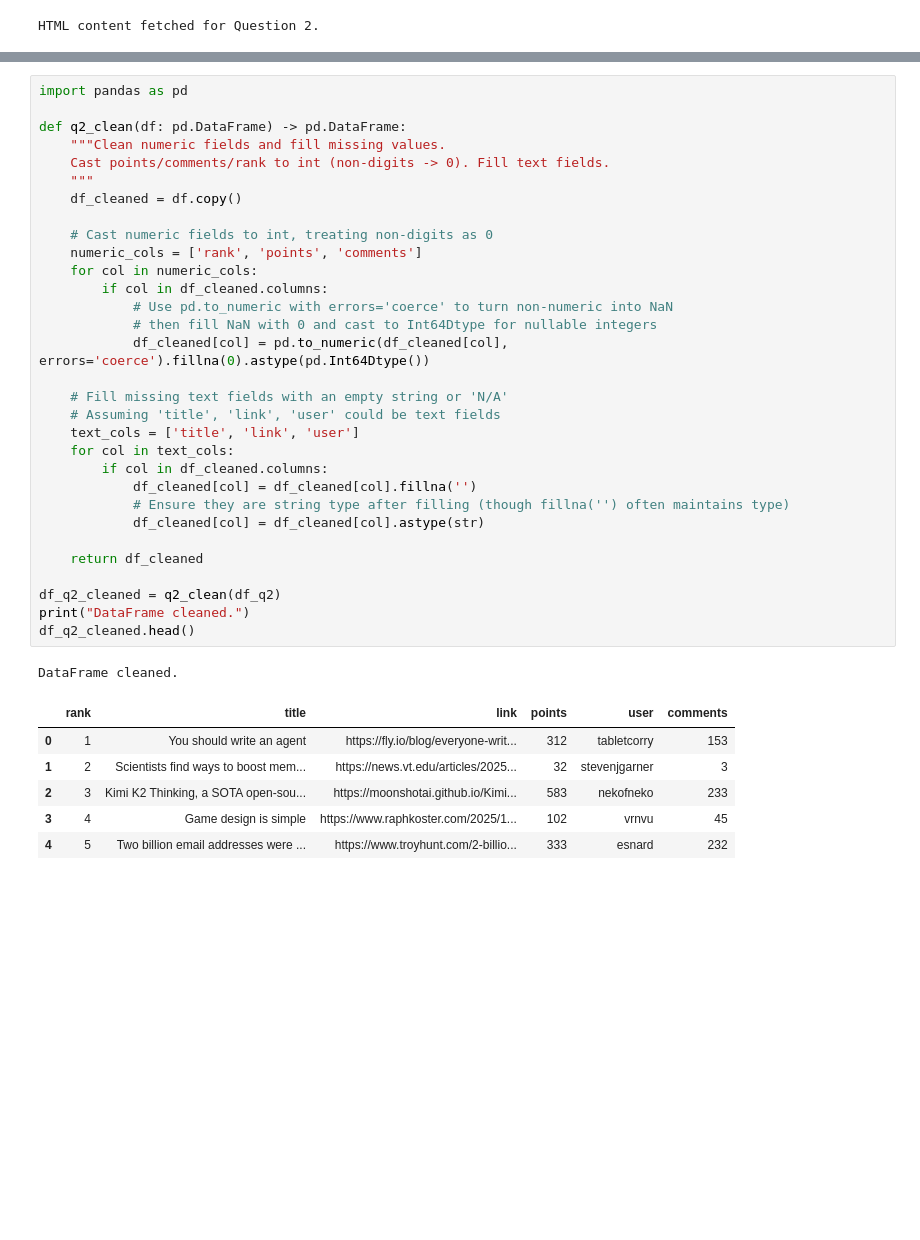
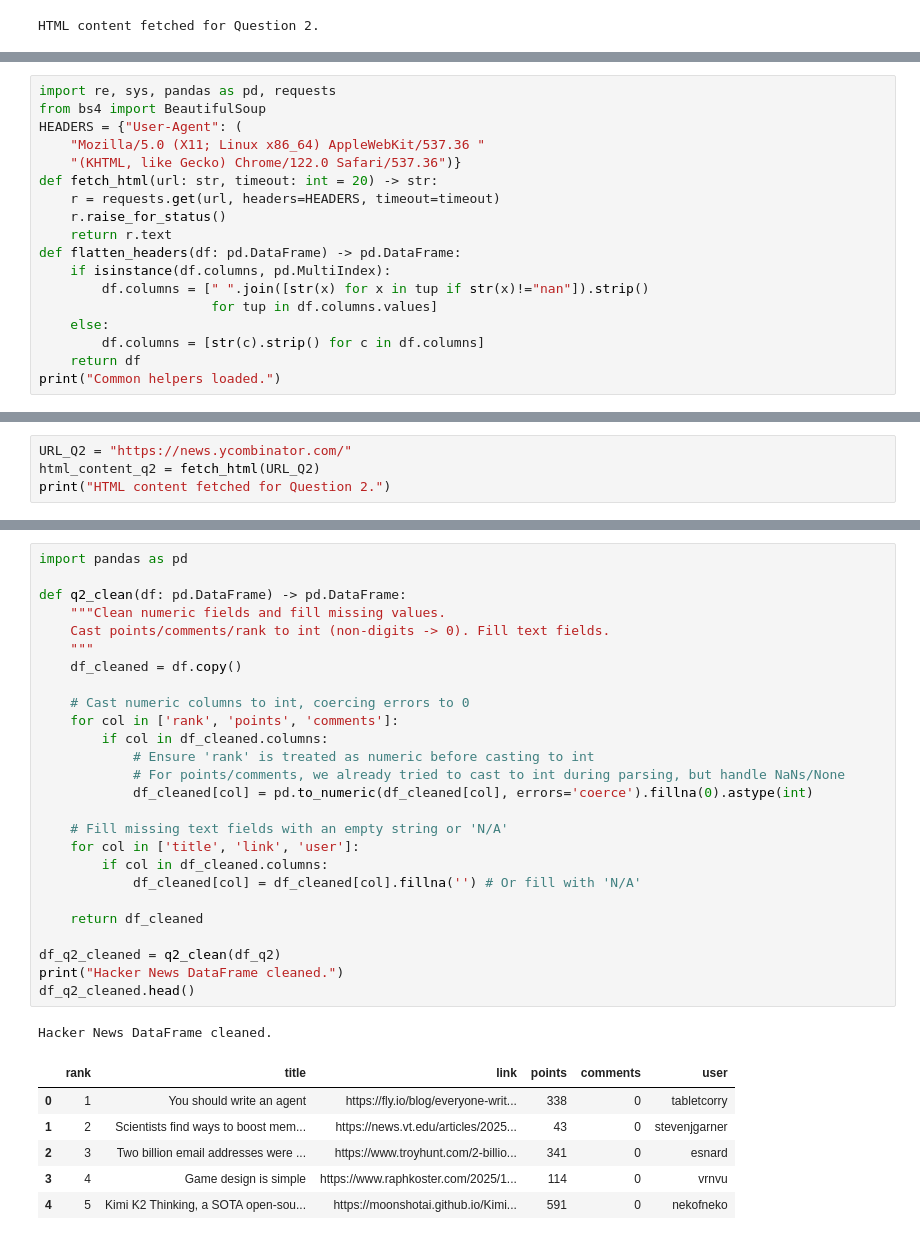
Before and after one commit to KristinaA96/_DTSC3020_Fall2025, a Jupyter notebook: assignment_6_webscraping_.ipynb, the cells around one changed output, grey strips where cells are left out. Cells and saved outputs as stored; diff of their text form; blank space fills up the shorter version.

```diff
--- a/assignment_6_webscraping_.ipynb
+++ b/assignment_6_webscraping_.ipynb
@@ -296,0 +306,18 @@ NameError: name 'pd' is not defined
+# %%
+import re, sys, pandas as pd, requests
+from bs4 import BeautifulSoup
+HEADERS = {"User-Agent": (
+    "Mozilla/5.0 (X11; Linux x86_64) AppleWebKit/537.36 "
+    "(KHTML, like Gecko) Chrome/122.0 Safari/537.36")}
+def fetch_html(url: str, timeout: int = 20) -> str:
+    r = requests.get(url, headers=HEADERS, timeout=timeout)
+    r.raise_for_status()
+    return r.text
+def flatten_headers(df: pd.DataFrame) -> pd.DataFrame:
+    if isinstance(df.columns, pd.MultiIndex):
+        df.columns = [" ".join([str(x) for x in tup if str(x)!="nan"]).strip()
+                      for tup in df.columns.values]
+    else:
+        df.columns = [str(c).strip() for c in df.columns]
+    return df
+print("Common helpers loaded.")
@@ -296,0 +326,4 @@ NameError: name 'pd' is not defined
+# %%
+URL_Q2 = "https://news.ycombinator.com/"
+html_content_q2 = fetch_html(URL_Q2)
+print("HTML content fetched for Question 2.")
@@ -297,40 +344,35 @@ NameError: name 'pd' is not defined
 # %%
 import pandas as pd
 
 def q2_clean(df: pd.DataFrame) -> pd.DataFrame:
     """Clean numeric fields and fill missing values.
     Cast points/comments/rank to int (non-digits -> 0). Fill text fields.
     """
     df_cleaned = df.copy()
 
-    # Cast numeric fields to int, treating non-digits as 0
-    numeric_cols = ['rank', 'points', 'comments']
-    for col in numeric_cols:
+    # Cast numeric columns to int, coercing errors to 0
+    for col in ['rank', 'points', 'comments']:
         if col in df_cleaned.columns:
-            # Use pd.to_numeric with errors='coerce' to turn non-numeric into NaN
-            # then fill NaN with 0 and cast to Int64Dtype for nullable integers
-            df_cleaned[col] = pd.to_numeric(df_cleaned[col], errors='coerce').fillna(0).astype(pd.Int64Dtype())
+            # Ensure 'rank' is treated as numeric before casting to int
+            # For points/comments, we already tried to cast to int during parsing, but handle NaNs/None
+            df_cleaned[col] = pd.to_numeric(df_cleaned[col], errors='coerce').fillna(0).astype(int)
 
     # Fill missing text fields with an empty string or 'N/A'
-    # Assuming 'title', 'link', 'user' could be text fields
-    text_cols = ['title', 'link', 'user']
-    for col in text_cols:
+    for col in ['title', 'link', 'user']:
         if col in df_cleaned.columns:
-            df_cleaned[col] = df_cleaned[col].fillna('')
-            # Ensure they are string type after filling (though fillna('') often maintains type)
-            df_cleaned[col] = df_cleaned[col].astype(str)
+            df_cleaned[col] = df_cleaned[col].fillna('') # Or fill with 'N/A'
 
     return df_cleaned
 
 df_q2_cleaned = q2_clean(df_q2)
-print("DataFrame cleaned.")
+print("Hacker News DataFrame cleaned.")
 df_q2_cleaned.head()
 # %% [output]
-DataFrame cleaned.
+Hacker News DataFrame cleaned.
-|  | rank | title | link | points | user | comments |
-| 0 | 1 | You should write an agent | https://fly.io/blog/everyone-writ... | 312 | tabletcorry | 153 |
-| 1 | 2 | Scientists find ways to boost mem... | https://news.vt.edu/articles/2025... | 32 | stevenjgarner | 3 |
-| 2 | 3 | Kimi K2 Thinking, a SOTA open-sou... | https://moonshotai.github.io/Kimi... | 583 | nekofneko | 233 |
-| 3 | 4 | Game design is simple | https://www.raphkoster.com/2025/1... | 102 | vrnvu | 45 |
-| 4 | 5 | Two billion email addresses were ... | https://www.troyhunt.com/2-billio... | 333 | esnard | 232 |
+|  | rank | title | link | points | comments | user |
+| 0 | 1 | You should write an agent | https://fly.io/blog/everyone-writ... | 338 | 0 | tabletcorry |
+| 1 | 2 | Scientists find ways to boost mem... | https://news.vt.edu/articles/2025... | 43 | 0 | stevenjgarner |
+| 2 | 3 | Two billion email addresses were ... | https://www.troyhunt.com/2-billio... | 341 | 0 | esnard |
+| 3 | 4 | Game design is simple | https://www.raphkoster.com/2025/1... | 114 | 0 | vrnvu |
+| 4 | 5 | Kimi K2 Thinking, a SOTA open-sou... | https://moonshotai.github.io/Kimi... | 591 | 0 | nekofneko |
 # %%
```
Also changed, not shown: parts of 7 cells of this notebook.
